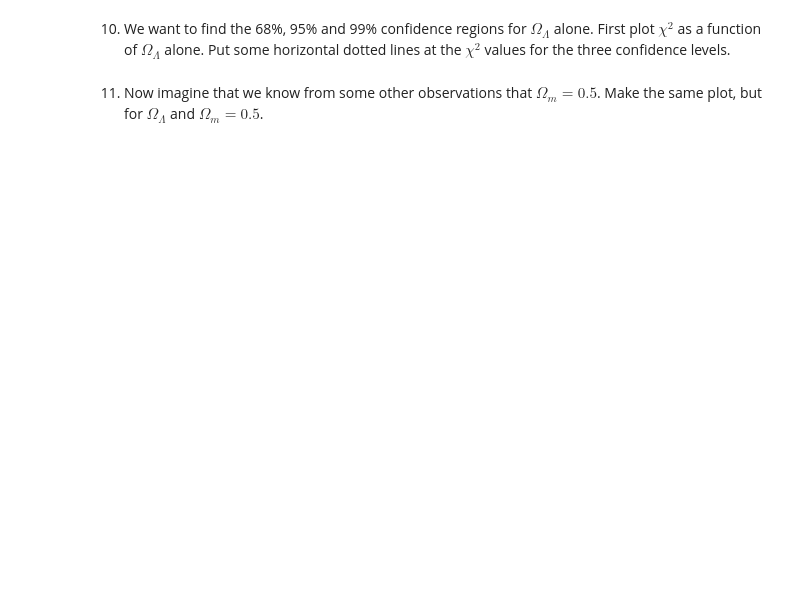
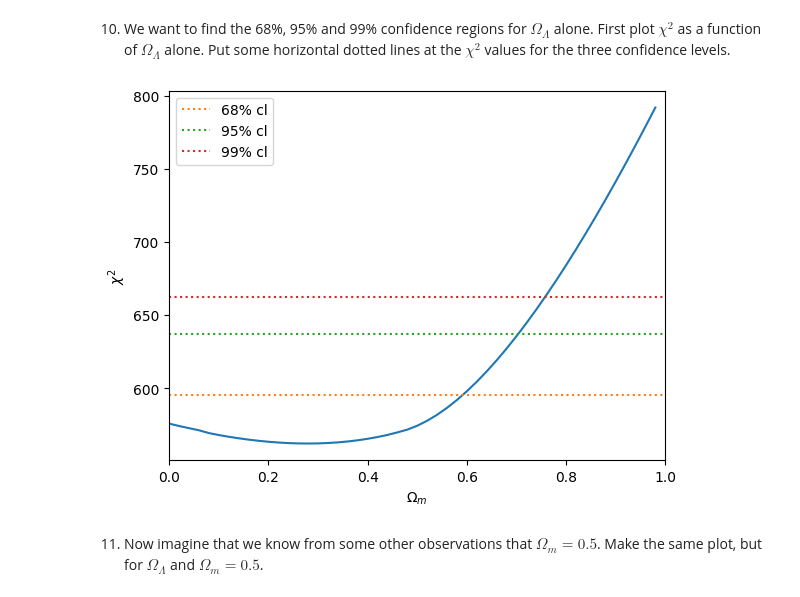
Before and after one commit to Cricap/Computational-astrophysics-exercises, a Jupyter notebook: pythonproj/exercise23.ipynb, the cells around one changed output. Cells and saved outputs as stored; diff of their text form; code cells hidden in the pictures; blank space fills up the shorter version.

```diff
--- a/pythonproj/exercise23.ipynb
+++ b/pythonproj/exercise23.ipynb
@@ -243,23 +253,26 @@ the $\chi^2$ values for the three confidence levels.
 # %%
 omega_m=np.arange(0.0,1.0,0.02)
 X2 = np.zeros(len(omega_m))
+p['Omega_lambda'].set(value=0.0, vary=True)
 for i in range(0,len(omega_m)) :
-    ...
-    ...
-
-    X2[i] = ...
+    p['Omega_matter'].set(value=omega_m[i], vary=False)
+    best_fit_result2= lmfit.minimize(my_chi2,p,method='powell')
+    chisquared=my_chi2(best_fit_result2.params)
+    X2[i] = chisquared
 
 
 plt.plot(omega_m,X2)
 
-plt.plot([0,1.0], ... ,linestyle=':',label=r'68% cl')
-plt.plot([0,1.0], ... ,linestyle=':',label=r'95% cl')
-plt.plot([0,1.0], ... ,linestyle=':',label=r'99% cl')
+plt.plot([0,1.0], [cl68,cl68] ,linestyle=':',label=r'68% cl')
+plt.plot([0,1.0], [cl95, cl95] ,linestyle=':',label=r'95% cl')
+plt.plot([0,1.0], [cl99,cl99] ,linestyle=':',label=r'99% cl')
 plt.xlim(0,1)
 plt.xlabel(r'$\Omega_m$')
 plt.ylabel(r'$\chi^2$')
 plt.legend()
 plt.show()
+# %% [output]
+[figure, added]
 # %% [markdown]
 11) Now imagine that we know from some other observations that $\Omega_m=0.5$.  Make the same plot, but for $\Omega_\Lambda$ and $\Omega_m=0.5$.
 # %%
```
Also changed, not shown: parts of 9 cells of this notebook, 3 other files.
